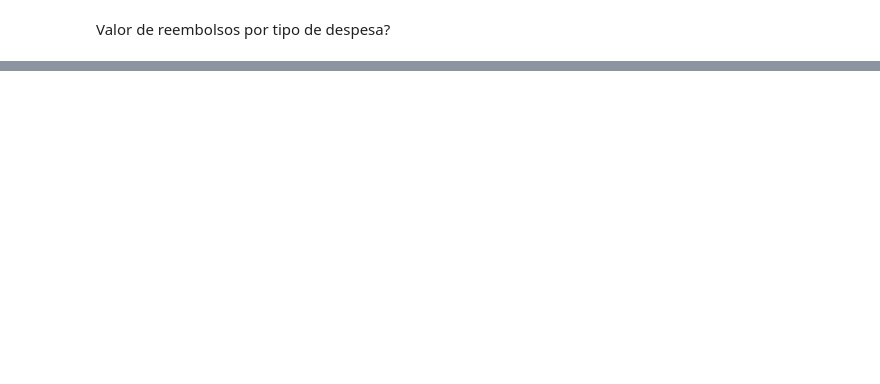
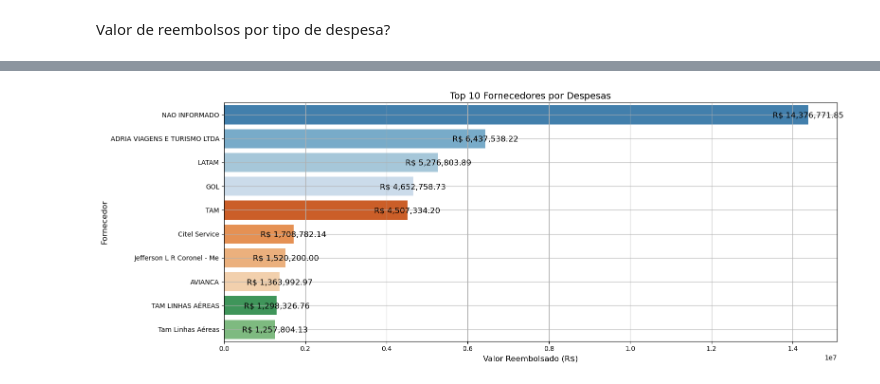
Before and after one commit to Lucasvrib/An-lise-de-despesas-senadores-2008-a-2022, a Jupyter notebook: Analise_CEAPS.ipynb, the cells around one changed output, grey strips where cells are left out. Saved outputs shown, nothing was run; the diff lists cells and outputs as text; code cells hidden in the pictures; blank space fills up the shorter version.

```diff
--- a/Analise_CEAPS.ipynb
+++ b/Analise_CEAPS.ipynb
@@ -451,0 +280,21 @@ fig.update_layout(
+# %%
+# Gráfico dos Principais Fornecedores
+despesas_por_fornecedor = ceaps_total.groupby('FORNECEDOR')['VALOR_REEMBOLSADO'].sum().nlargest(10).reset_index()
+plt.figure(figsize=(16, 6))
+ax = sns.barplot(data=despesas_por_fornecedor, x='VALOR_REEMBOLSADO', y='FORNECEDOR', palette='tab20c')
+
+# Adicionando rótulos
+for p in ax.patches:
+    ax.annotate(f'R$ {p.get_width():,.2f}',
+                (p.get_width(), p.get_y() + p.get_height() / 2.),
+                ha='center', va='center_baseline', fontsize=12, color='black')
+
+plt.title('Top 10 Fornecedores por Despesas', fontsize=14)
+plt.xlabel('Valor Reembolsado (R$)', fontsize=12)
+plt.ylabel('Fornecedor', fontsize=12)
+plt.grid(True)
+plt.tight_layout()
+plt.savefig('imgs/top_fornecedores.png')
+plt.show()
+# %% [output]
+[figure, added]
```
Also changed, not shown: parts of 26 cells of this notebook, 12 other files.
